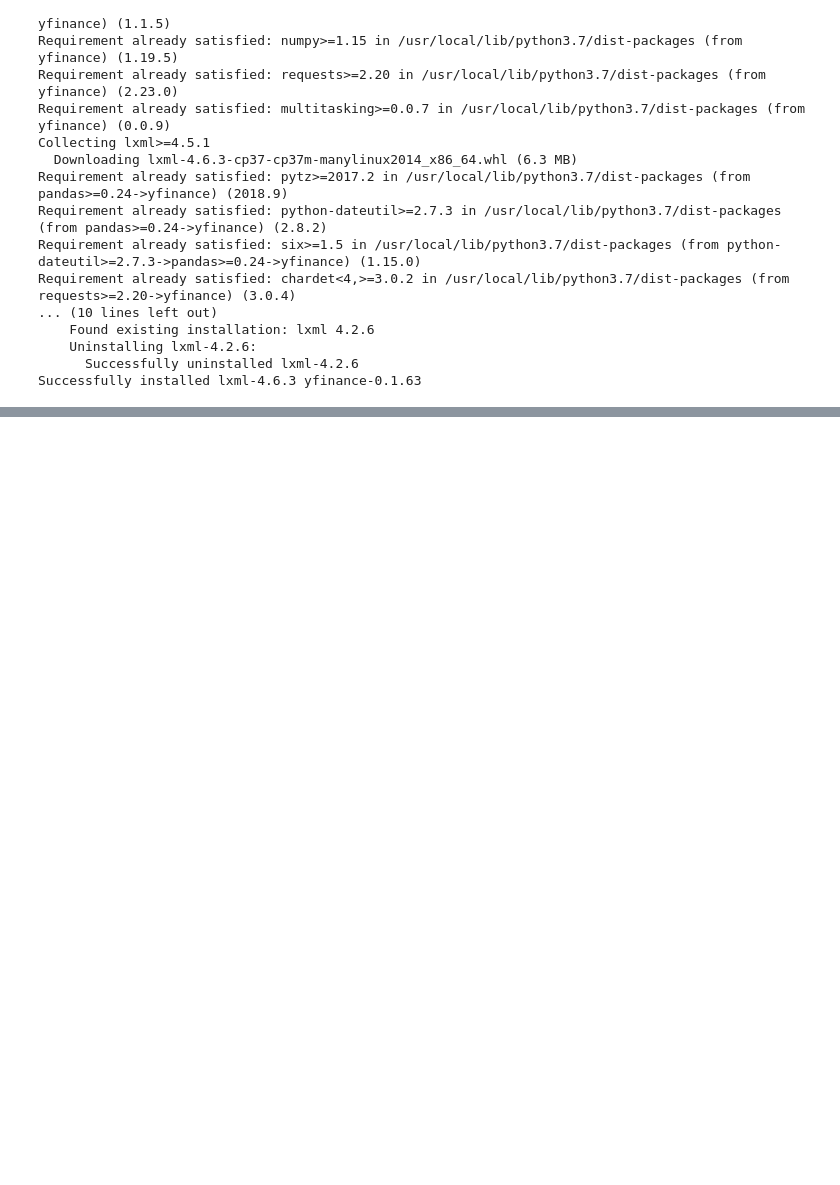
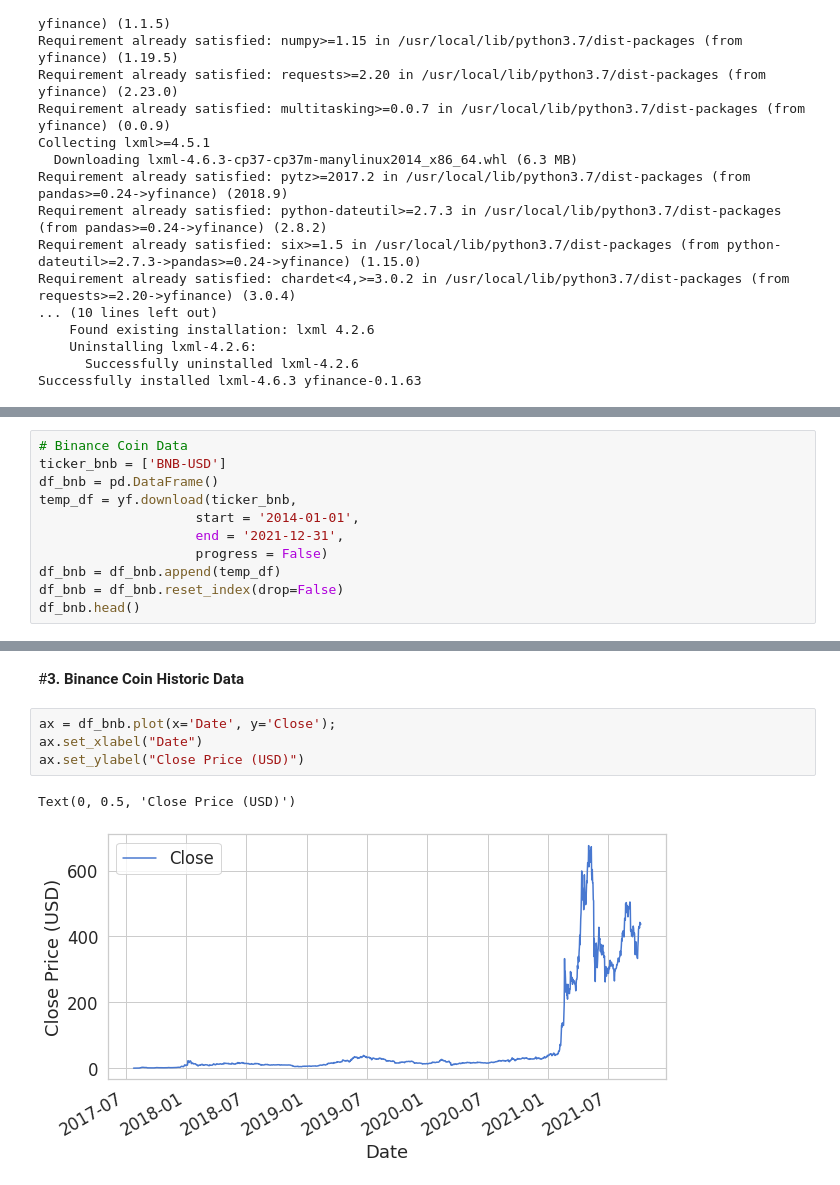
Before and after one commit to RonitGandhi/Hacksprint_PS01_InputOutput, a Jupyter notebook: LSTM_CRYPTOCURRENCY.ipynb, the cells around one changed output, grey strips where cells are left out. Drawn from its saved outputs; the diff is of its cells as text; blank space fills up the shorter version.

```diff
--- a/LSTM_CRYPTOCURRENCY.ipynb
+++ b/LSTM_CRYPTOCURRENCY.ipynb
@@ -97,0 +102,11 @@ df_eth.head()
+# %%
+# Binance Coin Data
+ticker_bnb = ['BNB-USD']
+df_bnb = pd.DataFrame()
+temp_df = yf.download(ticker_bnb,
+                    start = '2014-01-01',
+                    end = '2021-12-31',
+                    progress = False)
+df_bnb = df_bnb.append(temp_df)
+df_bnb = df_bnb.reset_index(drop=False)
+df_bnb.head()
@@ -97,0 +278,9 @@ df_eth.head()
+# %% [markdown]
+#**3. Binance Coin Historic Data**
+# %%
+ax = df_bnb.plot(x='Date', y='Close');
+ax.set_xlabel("Date")
+ax.set_ylabel("Close Price (USD)")
+# %% [output]
+Text(0, 0.5, 'Close Price (USD)')
+[figure, added]
```
Also changed, not shown: parts of 63 cells of this notebook.
